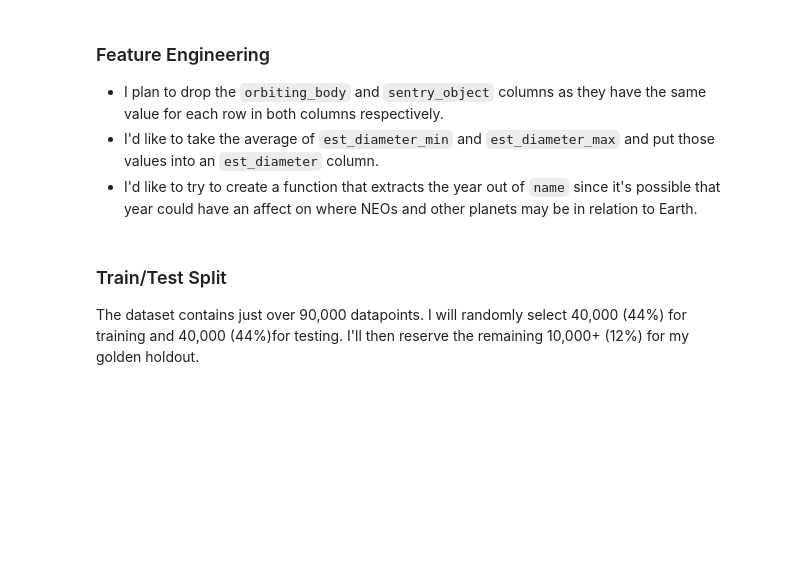
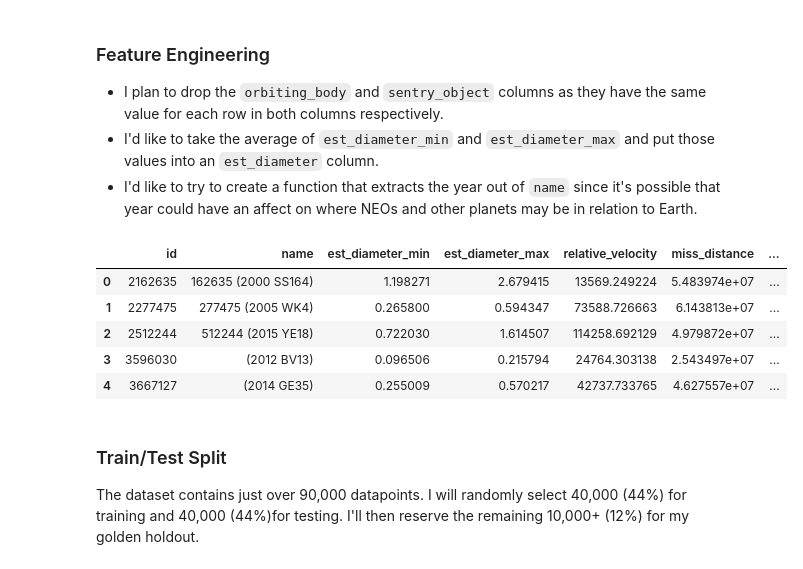
Before and after one commit to samarakoon-ryan/NASA-nearest-earth-objects-modeling, a Jupyter notebook: project_notebook.ipynb, the cells around one changed output. Drawn from its saved outputs; the diff is of its cells as text; code cells hidden in the pictures; blank space fills up the shorter version.

Commit message:
dropped unnecessary columns closes #12

```diff
--- a/project_notebook.ipynb
+++ b/project_notebook.ipynb
@@ -204,6 +204,17 @@ sns.scatterplot(x=neos['absolute_magnitude'], y=neos['relative_velocity']).set(t
 - I plan to drop the `orbiting_body` and `sentry_object` columns as they have the same value for each row in both columns respectively.
 - I'd like to take the average of `est_diameter_min` and `est_diameter_max` and put those values into an `est_diameter` column.
 - I'd like to try to create a function that extracts the year out of `name` since it's possible that year could have an affect on where NEOs and other planets may be in relation to Earth.
+# %%
+# drop `orbiting_body` and `sentry_object` columns and display head to confirm
+neos = neos.drop(columns=['orbiting_body', 'sentry_object'])
+neos.head()
+# %% [output]
+|  | id | name | est_diameter_min | est_diameter_max | relative_velocity | miss_distance | ... |
+| 0 | 2162635 | 162635 (2000 SS164) | 1.198271 | 2.679415 | 13569.249224 | 5.483974e+07 | ... |
+| 1 | 2277475 | 277475 (2005 WK4) | 0.265800 | 0.594347 | 73588.726663 | 6.143813e+07 | ... |
+| 2 | 2512244 | 512244 (2015 YE18) | 0.722030 | 1.614507 | 114258.692129 | 4.979872e+07 | ... |
+| 3 | 3596030 | (2012 BV13) | 0.096506 | 0.215794 | 24764.303138 | 2.543497e+07 | ... |
+| 4 | 3667127 | (2014 GE35) | 0.255009 | 0.570217 | 42737.733765 | 4.627557e+07 | ... |
 # %% [markdown]
 ### Train/Test Split
 
```
Also changed, not shown: parts of 1 cell of this notebook.
